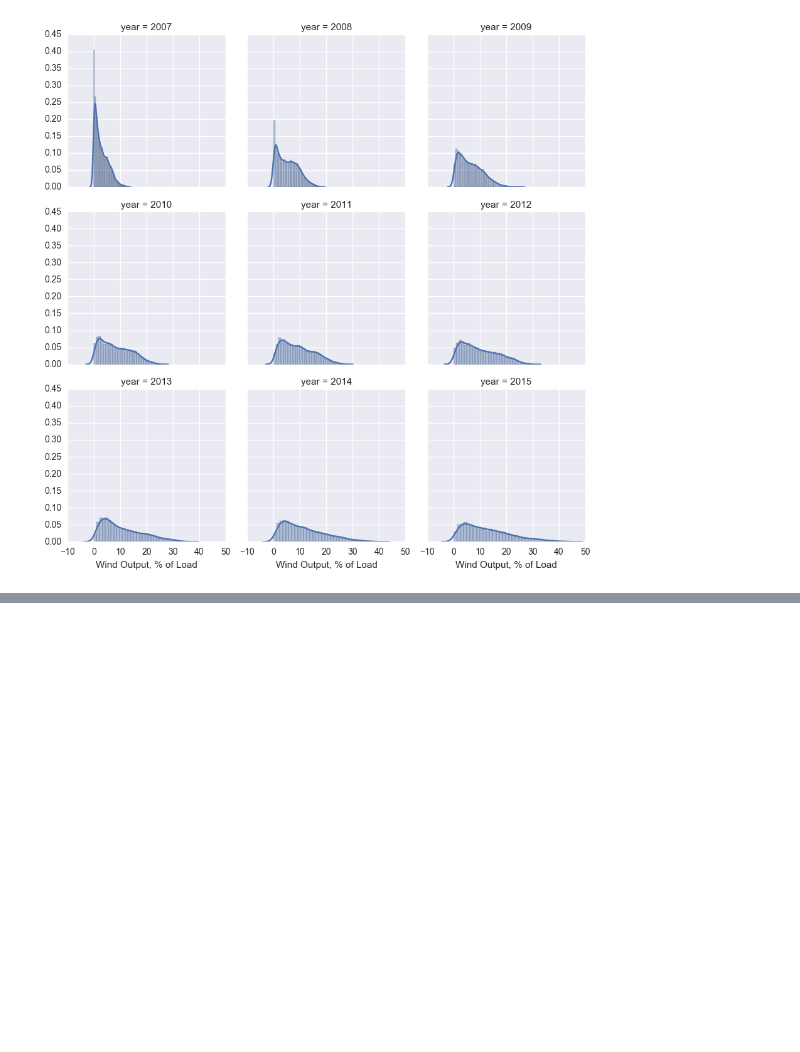
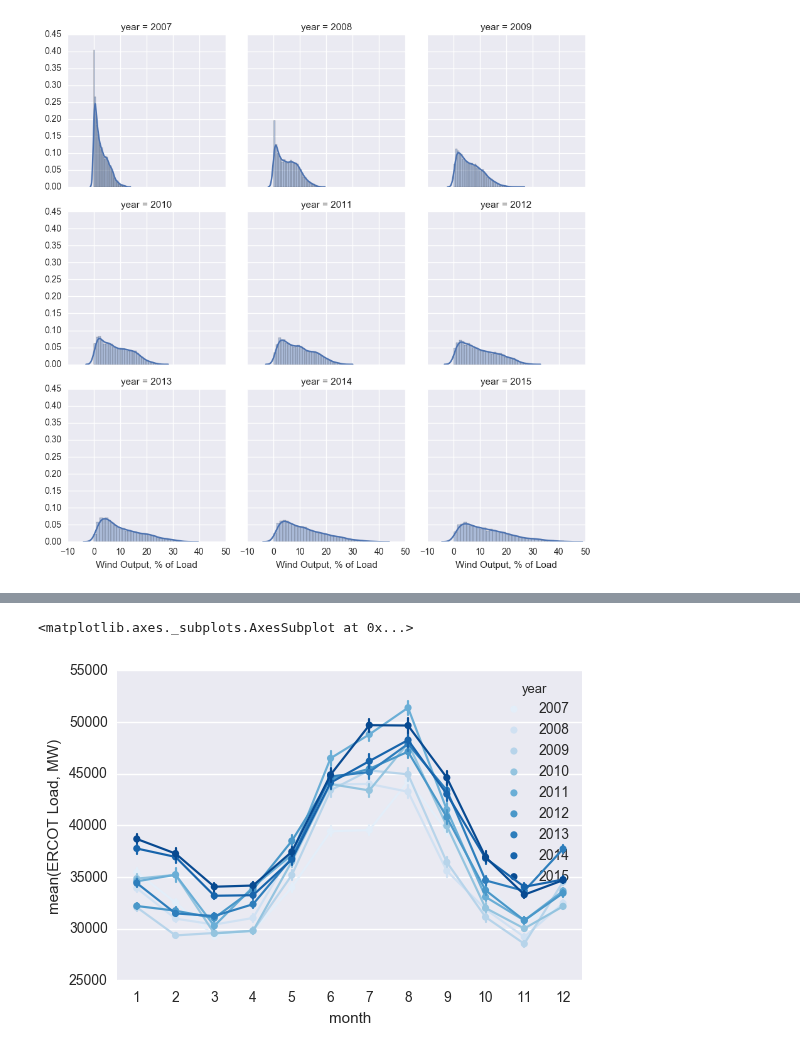
Before and after one commit to gschivley/ERCOT_power, a Jupyter notebook: Exploratory visualization/Exploratory visualizations.ipynb, the cells around one changed output, grey strips where cells are left out. Saved outputs shown, nothing was run; the diff lists cells and outputs as text; code cells hidden in the pictures; blank space fills up the shorter version.

```diff
--- a/Exploratory visualization/Exploratory visualizations.ipynb
+++ b/Exploratory visualization/Exploratory visualizations.ipynb
@@ -45,0 +61,6 @@ g.map(sns.distplot, 'Wind Output, % of Load')
+# %%
+sns.pointplot('month', 'ERCOT Load, MW', data=ercot, hue='year',
+              palette='Blues', scale=0.5)
+# %% [output]
+<matplotlib.axes._subplots.AxesSubplot at 0x...>
+[figure, added]
```
Also changed, not shown: parts of 10 cells of this notebook, 1 other file.
